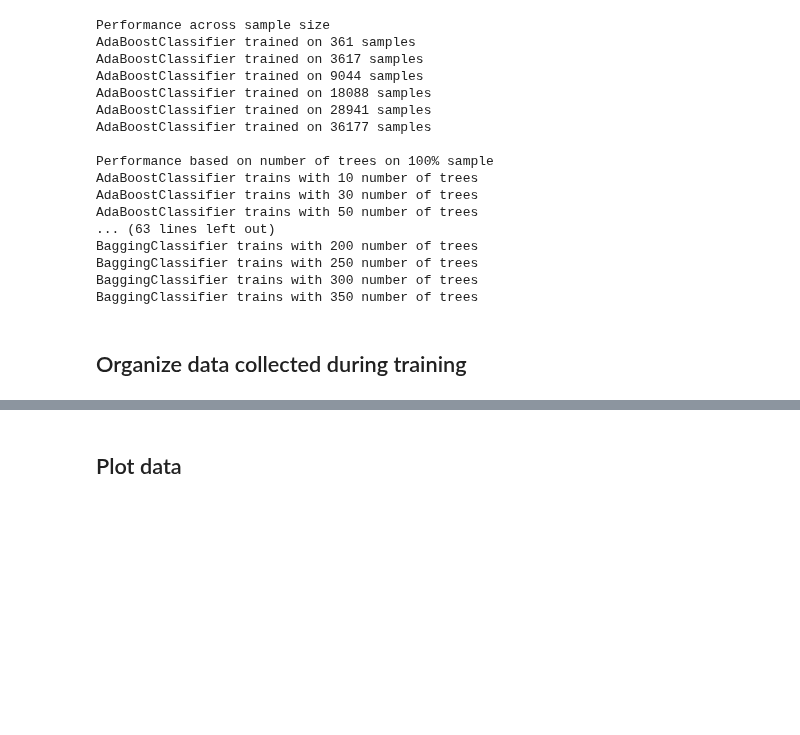
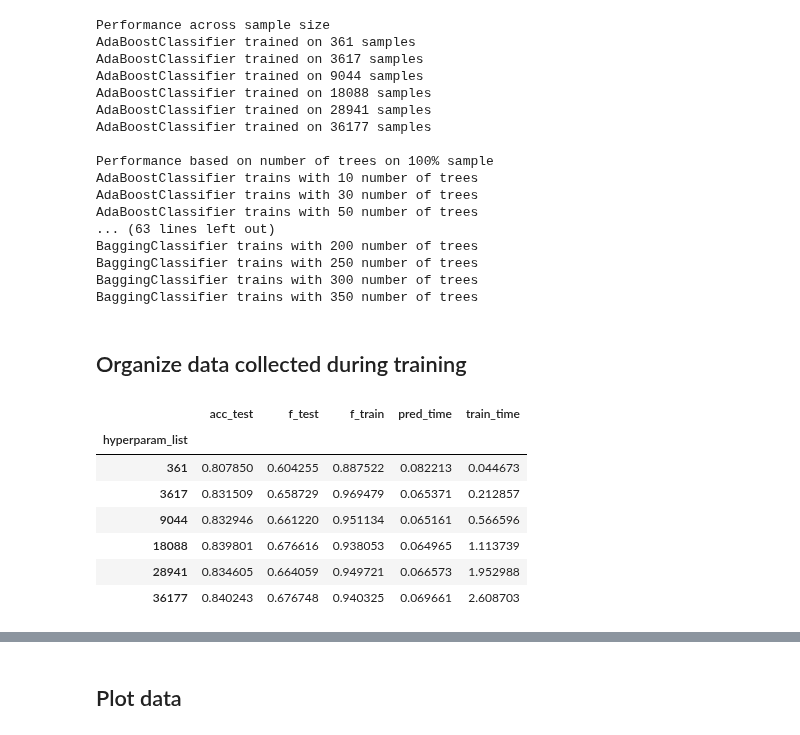
Before and after one commit to palpen/udacity_ml_engineer_projects, a Jupyter notebook: finding_donors/xfinding_donors_XGBoost.ipynb, the cells around one changed output, grey strips where cells are left out. Saved outputs shown, nothing was run; the diff lists cells and outputs as text; code cells hidden in the pictures; blank space fills up the shorter version.

```diff
--- a/finding_donors/xfinding_donors_XGBoost.ipynb
+++ b/finding_donors/xfinding_donors_XGBoost.ipynb
@@ -275,3 +287,14 @@ ada_tree = data_to_df('AdaBoostClassifier', get_tree_data, num_trees)
 gbc_tree = data_to_df('GradientBoostingClassifier', get_tree_data, num_trees)
 xgb_tree = data_to_df('XGBClassifier', get_tree_data, num_trees)
 bag_tree = data_to_df('BaggingClassifier', get_tree_data, num_trees)
+# %%
+bag_sample
+# %% [output]
+|  | acc_test | f_test | f_train | pred_time | train_time |
+| hyperparam_list |  |  |  |  |  |
+| 361 | 0.807850 | 0.604255 | 0.887522 | 0.082213 | 0.044673 |
+| 3617 | 0.831509 | 0.658729 | 0.969479 | 0.065371 | 0.212857 |
+| 9044 | 0.832946 | 0.661220 | 0.951134 | 0.065161 | 0.566596 |
+| 18088 | 0.839801 | 0.676616 | 0.938053 | 0.064965 | 1.113739 |
+| 28941 | 0.834605 | 0.664059 | 0.949721 | 0.066573 | 1.952988 |
+| 36177 | 0.840243 | 0.676748 | 0.940325 | 0.069661 | 2.608703 |
```
Also changed, not shown: parts of 6 cells of this notebook.
